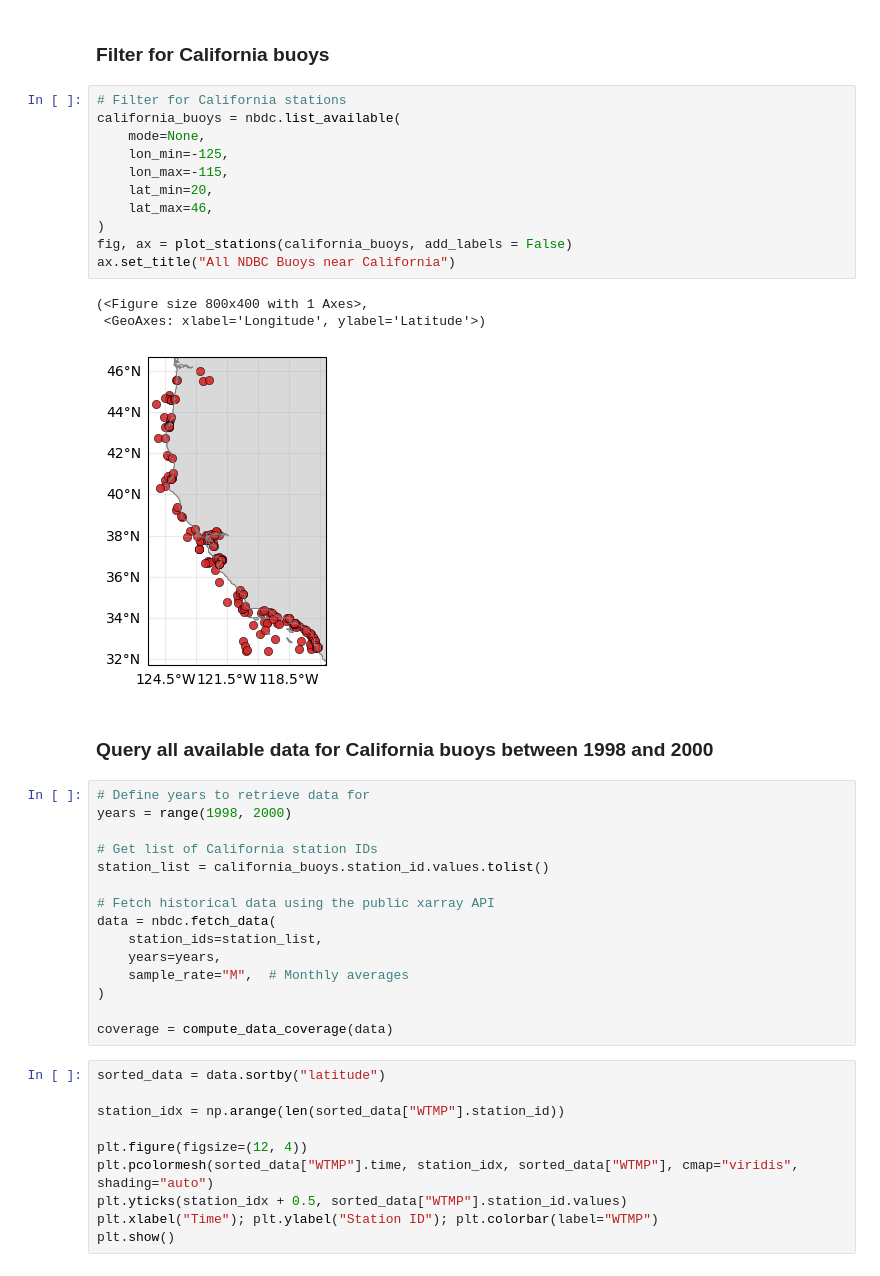
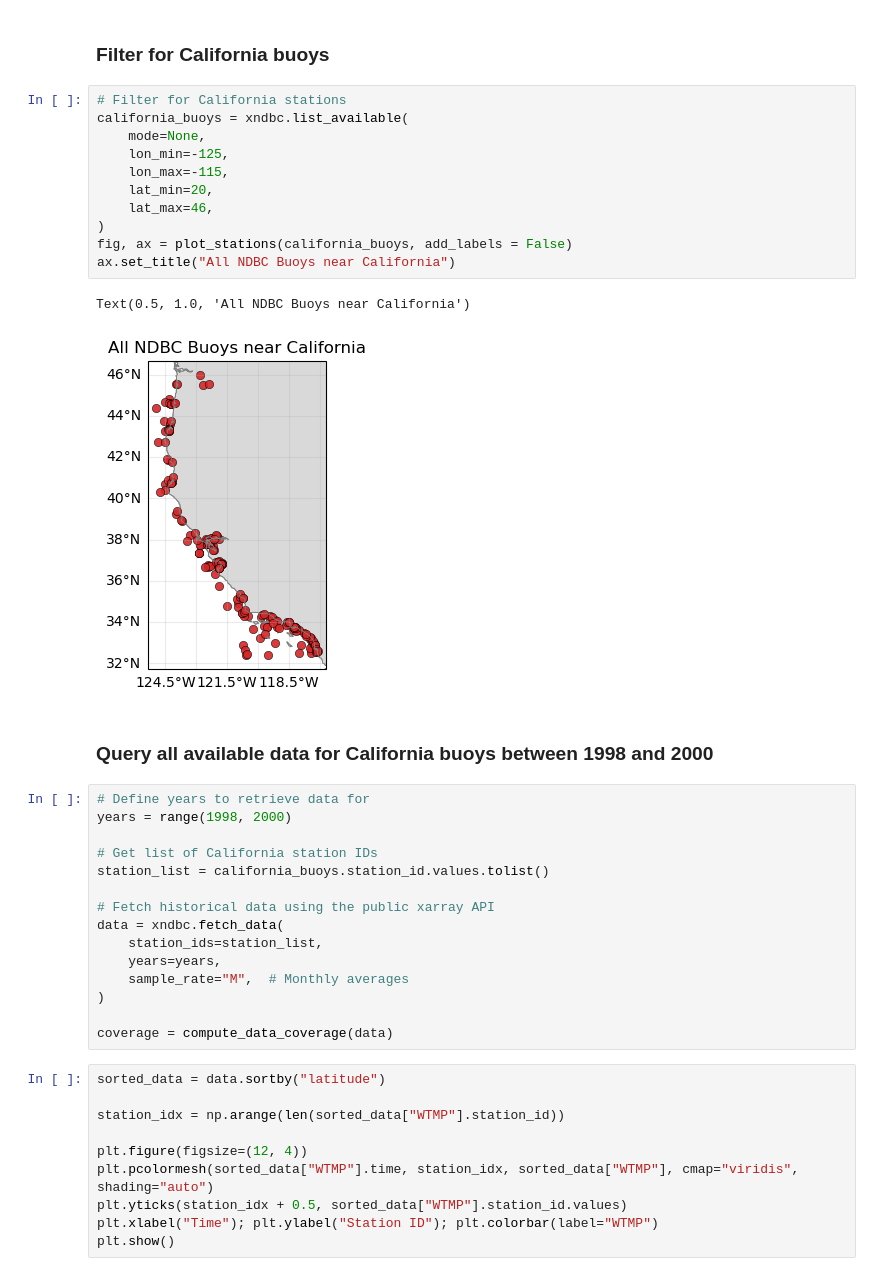
Before and after one commit to anthony-meza/xndbc, a Jupyter notebook: examples/california_buoys_example.ipynb, the cells around one changed output. Drawn from its saved outputs; the diff is of its cells as text.

```diff
--- a/examples/california_buoys_example.ipynb
+++ b/examples/california_buoys_example.ipynb
@@ -21,19 +21,18 @@ Text(0.5, 1.0, 'All NDBC Buoys')
 ### Filter for California buoys
 # %%
 # Filter for California stations
-california_buoys = nbdc.list_available(
+california_buoys = xndbc.list_available(
     mode=None,
     lon_min=-125,
     lon_max=-115,
     lat_min=20,
     lat_max=46,
 )
 fig, ax = plot_stations(california_buoys, add_labels = False)
 ax.set_title("All NDBC Buoys near California")
 # %% [output]
-(<Figure size 800x400 with 1 Axes>,
- <GeoAxes: xlabel='Longitude', ylabel='Latitude'>)
+Text(0.5, 1.0, 'All NDBC Buoys near California')
-[figure, old version]
+[figure, new version]
 # %% [markdown]
 ### Query all available data for California buoys between 1998 and 2000
 # %%
@@ -44,7 +43,7 @@ years = range(1998, 2000)
 station_list = california_buoys.station_id.values.tolist()
 
 # Fetch historical data using the public xarray API
-data = nbdc.fetch_data(
+data = xndbc.fetch_data(
     station_ids=station_list,
     years=years,
     sample_rate="M",  # Monthly averages
```
Also changed, not shown: parts of 2 cells of this notebook, 21 other files.
